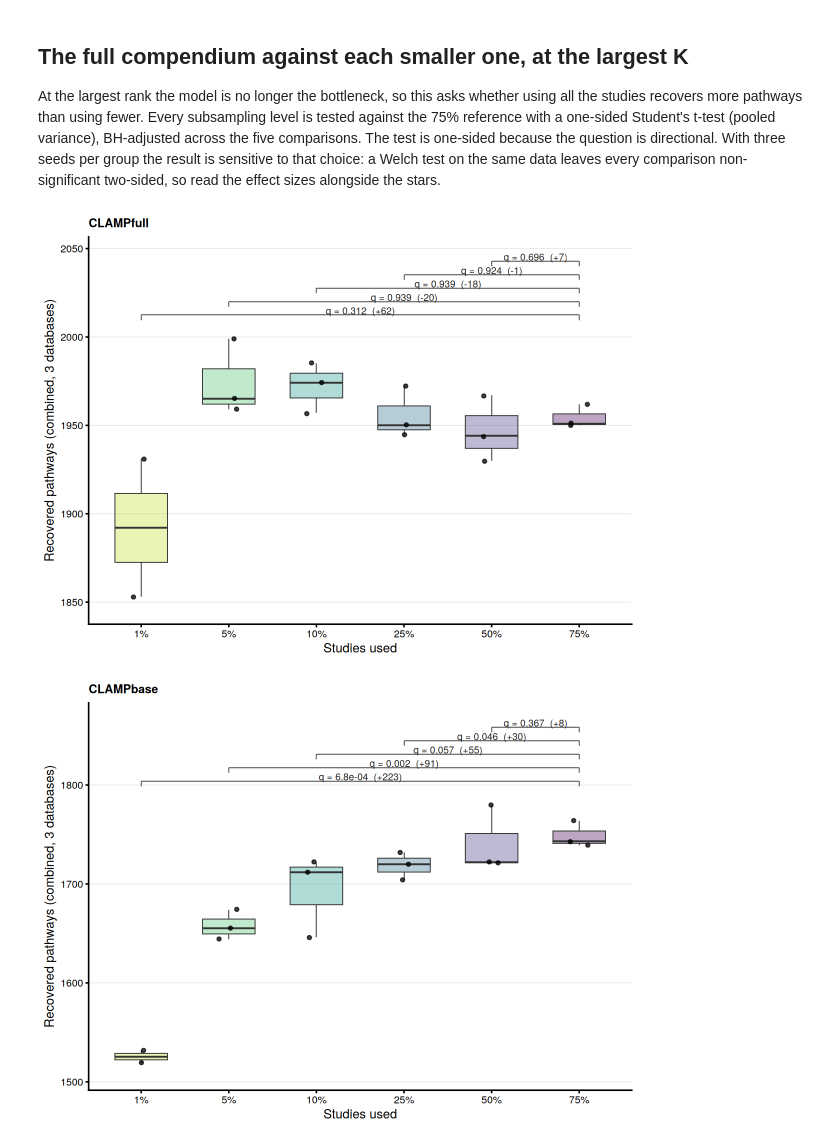
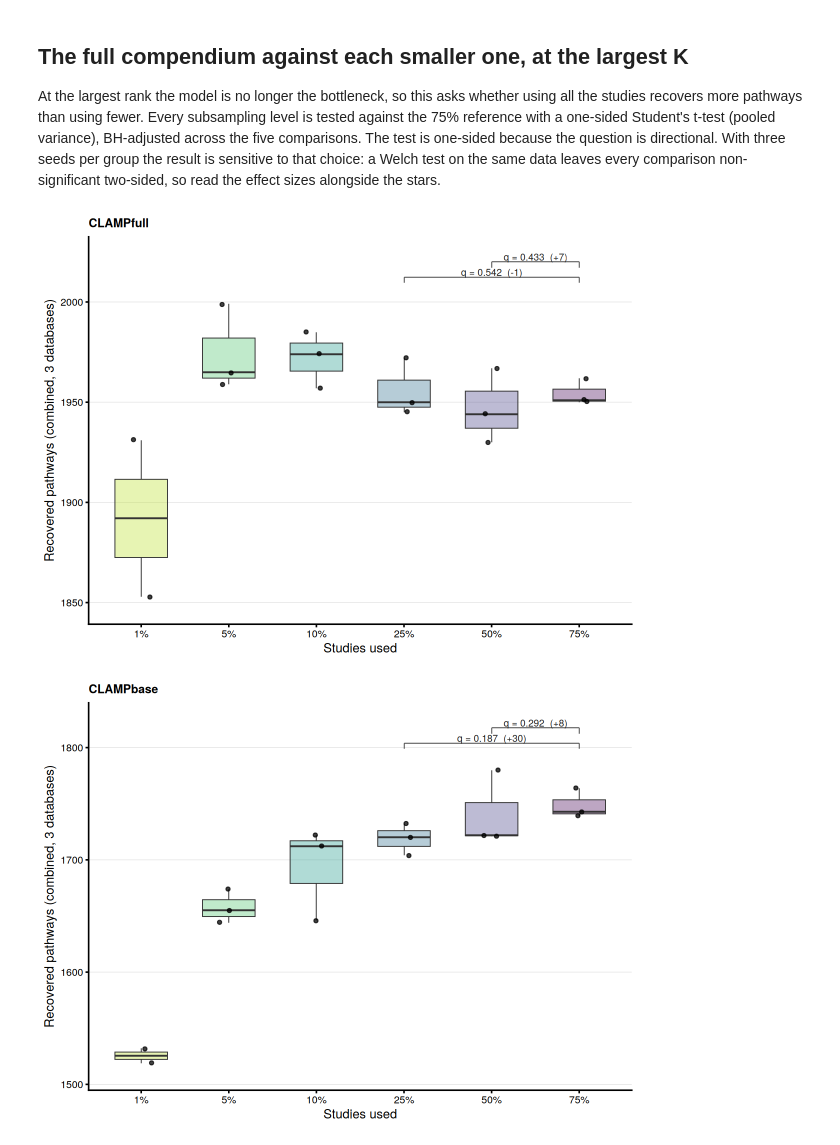
Before and after one commit to pivlab/clamp-analyses, a Jupyter notebook: nbs/03_model_biology/02_archs4/01_saturation/00_saturation.executed.ipynb, the cells around one changed output. Drawn from its saved outputs; the diff is of its cells as text; code cells hidden in the pictures.

```diff
--- a/nbs/03_model_biology/02_archs4/01_saturation/00_saturation.executed.ipynb
+++ b/nbs/03_model_biology/02_archs4/01_saturation/00_saturation.executed.ipynb
@@ -184,18 +184,19 @@ stars_for <- function(p) {
 ref_tests <- function(d) {
     dd <- droplevels(d[k == LAST_K])
     if (!REF %in% levels(dd$fraction_label)) return(data.table())
-    y <- dd[fraction_label == REF, recovered_pathways]
-    others <- setdiff(levels(dd$fraction_label), REF)
-    if (!length(others) || length(y) < 2L) return(data.table())
+    others <- intersect(c("25%", "50%"), levels(dd$fraction_label))
+    if (!length(others)) return(data.table())
+    y <- dd[fraction_label == REF][order(seed)]$recovered_pathways
+    if (length(y) < 2L) return(data.table())
     out <- rbindlist(lapply(others, function(f) {
-        x <- dd[fraction_label == f, recovered_pathways]
+        x <- dd[fraction_label == f][order(seed)]$recovered_pathways
         if (length(x) < 2L) {
             return(data.table(fraction_label = f, n = length(x), n_ref = length(y),
                               delta = NA_real_, p = NA_real_))
         }
         data.table(fraction_label = f, n = length(x), n_ref = length(y),
-                   delta = mean(y) - mean(x),
-                   p = t.test(y, x, alternative = "greater", var.equal = TRUE)$p.value)
+                   delta = mean(y - x),
+                   p = t.test(y, x, paired = TRUE, alternative = "greater")$p.value)
     }))
     out[, p_adj := p.adjust(p, method = "BH")]
     out[, stars := stars_for(p_adj)]
@@ -223,35 +224,35 @@ make_ref_plot <- function(model_name) {
     st[, `:=`(x = match(as.character(fraction_label), lv), xend = match(REF, lv))]
     st[, y := span[2] + yr * (0.04 + 0.052 * seq_len(.N))]
     fmt_p <- function(p) ifelse(p < 0.001, sprintf("%.1e", p), sprintf("%.3f", p))
     st[, label := sprintf("q = %s  (%+.0f)", fmt_p(p_adj), delta)]
 
     ggplot(d, aes(fraction_label, recovered_pathways, fill = fraction_label)) +
         geom_boxplot(width = 0.6, outlier.shape = NA, alpha = 0.35, linewidth = 0.4,
                      show.legend = FALSE) +
         geom_jitter(width = 0.12, size = 1.6, alpha = 0.75, show.legend = FALSE) +
         geom_segment(data = st, aes(x = x, xend = xend, y = y, yend = y),
                      inherit.aes = FALSE, colour = "#444444", linewidth = 0.4) +
         geom_segment(data = st, aes(x = x, xend = x, y = y, yend = y - yr * 0.02),
                      inherit.aes = FALSE, colour = "#444444", linewidth = 0.4) +
         geom_segment(data = st, aes(x = xend, xend = xend, y = y, yend = y - yr * 0.02),
                      inherit.aes = FALSE, colour = "#444444", linewidth = 0.4) +
         geom_text(data = st, aes(x = (x + xend) / 2, y = y + yr * 0.016, label = label),
                   inherit.aes = FALSE, size = 4, colour = "#222222") +
         scale_fill_viridis_d(end = 0.9, direction = -1) +
         scale_y_continuous(expand = expansion(mult = c(0.08, 0.06))) +
         labs(x = "Studies used", y = "Recovered pathways (combined, 3 databases)",
              title = model_name) +
         theme_classic(base_size = 15) +
         theme(panel.grid.major.y = element_line(colour = "#E3E3E3", linewidth = 0.3),
               plot.title = element_text(face = "bold", size = 14))
 }
 
 options(repr.plot.width = 10, repr.plot.height = 7.5)
 make_ref_plot("CLAMPfull")
 make_ref_plot("CLAMPbase")
 # %% [output]
-[figure, old version]
+[figure, new version]
-[figure, old version]
+[figure, new version]
 # %%
 ref_k_tests[, .(model, comparison = sprintf("%s vs %s", REF, fraction_label),
                 n_ref, n, delta = round(delta, 1), p = signif(p, 3),
```
Also changed, not shown: parts of 2 cells of this notebook, 6 other files.
